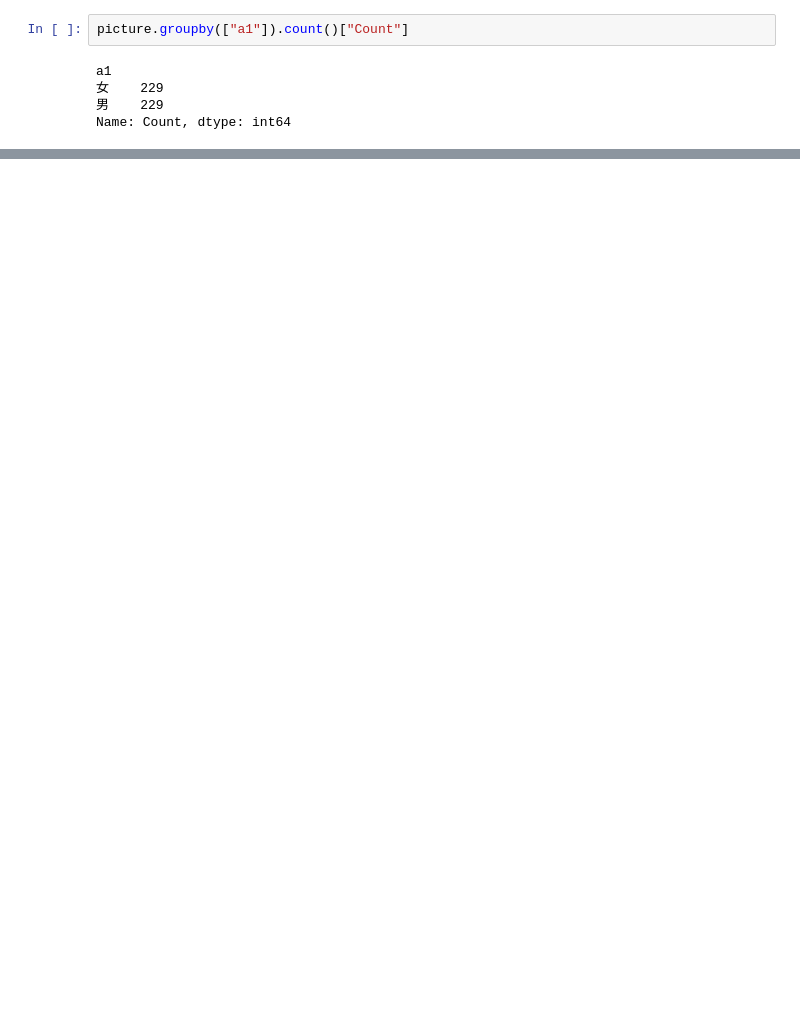
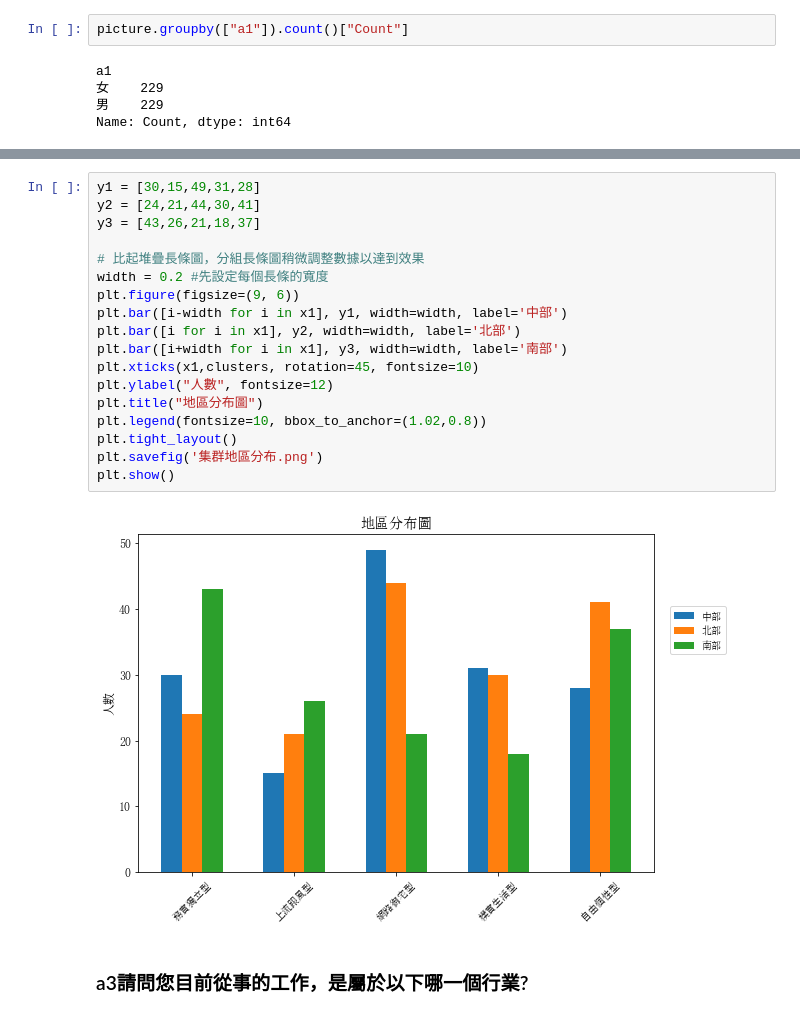
Before and after one commit to jerrylin0505/Multicovariance, a Jupyter notebook: Project3/畫圖.ipynb, the cells around one changed output, grey strips where cells are left out. Drawn from its saved outputs; the diff is of its cells as text; blank space fills up the shorter version.

```diff
--- a/Project3/畫圖.ipynb
+++ b/Project3/畫圖.ipynb
@@ -82,0 +98,22 @@ plt.show()
+# %%
+y1 = [30,15,49,31,28]
+y2 = [24,21,44,30,41]
+y3 = [43,26,21,18,37]
+
+# 比起堆疊長條圖，分組長條圖稍微調整數據以達到效果
+width = 0.2 #先設定每個長條的寬度
+plt.figure(figsize=(9, 6))
+plt.bar([i-width for i in x1], y1, width=width, label='中部')
+plt.bar([i for i in x1], y2, width=width, label='北部')
+plt.bar([i+width for i in x1], y3, width=width, label='南部')
+plt.xticks(x1,clusters, rotation=45, fontsize=10)
+plt.ylabel("人數", fontsize=12)
+plt.title("地區分布圖")
+plt.legend(fontsize=10, bbox_to_anchor=(1.02,0.8))
+plt.tight_layout()
+plt.savefig('集群地區分布.png')
+plt.show()
+# %% [output]
+[figure, added]
+# %% [markdown]
+### a3請問您目前從事的工作，是屬於以下哪一個行業?
```
Also changed, not shown: parts of 42 cells of this notebook, 8 other files.
